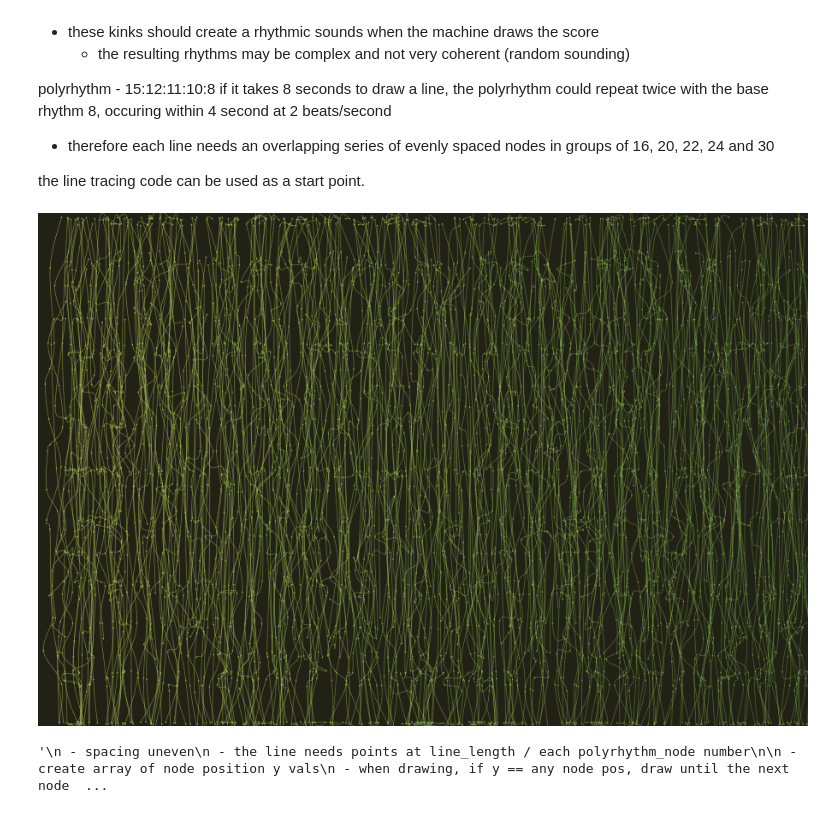
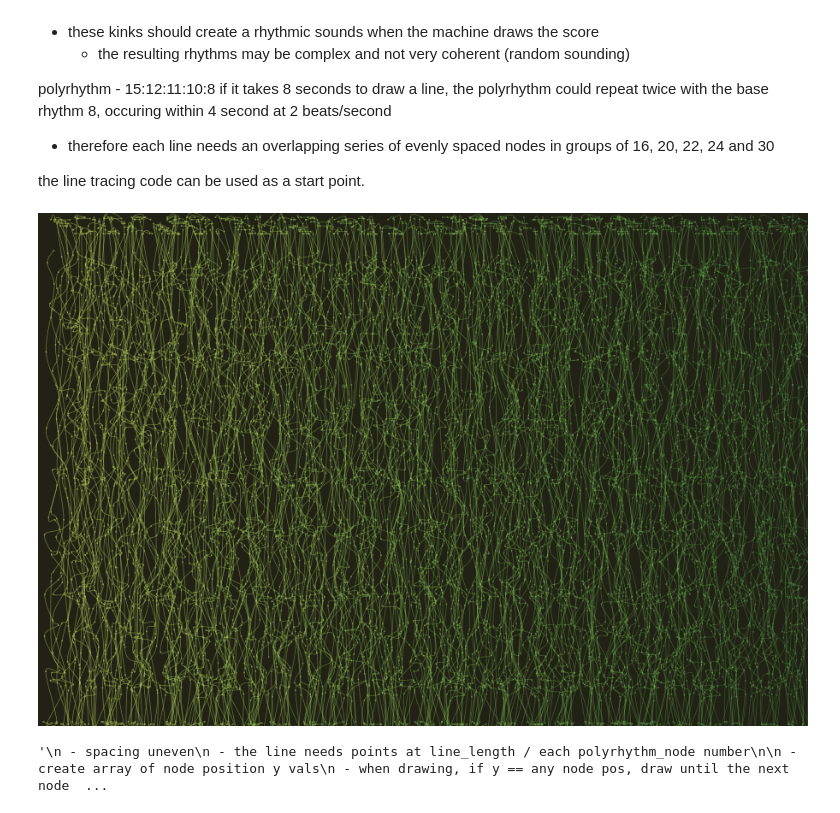
Before and after one commit to ybrow001/generative_graphic_score, a Jupyter notebook: graphic_score.ipynb, the cells around one changed output. Drawn from its saved outputs; the diff is of its cells as text; code cells hidden in the pictures.

```diff
--- a/graphic_score.ipynb
+++ b/graphic_score.ipynb
@@ -177,7 +177,7 @@ def calc_lines(): # separate into 2 functions calc and sum - better modularity?
         for i in range(len(polyrhythm_nodes)):
             for j in range(polyrhythm_nodes[i]):
             # 1/3 chance that a pulse is selected for use per component pulse - random pattern generation
-                node_select = random.uniform(0,5) # resolution of polyrhthm
+                node_select = random.uniform(0,2.33) # resolution of polyrhthm
                 # print(node_select)
                 if node_select < 1.0:
                     summed_line[lin].append(line_calcs[i][j])
@@ -215,7 +215,7 @@ def draw_circles():
             r_val -= 0.1
             g_val += 0.02
             b_val += 0.2
-            alpha_val -= 0.167
+            alpha_val -= 0.125
             # print(r_val, g_val, b_val, alpha_val)
 
         draw_line(x_random, summed_line[lin])
@@ -245,34 +245,34 @@ def draw_passes():
 
 draw_passes()
 
 show()
 
 '''
  - spacing uneven
  - the line needs points at line_length / each polyrhythm_node number
 
  - create array of node position y vals
  - when drawing, if y == any node pos, draw until the next node pos
   -  I want only nodes of the same cross-rhythm to connect - ones of others will be summed together after
  - in order to draw one line consisting of all these values:
   - calculate line values for each component rhythm of the polyrhythm
   - sum these values together to get the values for the final line
   - draw with totalled values
 
  - needed:
   - calculate_line function
   - line_calc list to store calculated lines
   - sum_line function
 
  - to draw multiple passes of lines:
   - use modulo to start from the beginning?
    - or use if: and an x_counter to say if x_counter >= width x = x_init_pos + x_offset
    - then continue to reuse function with x += line_spacing on top of the offset
   - offset x by a small amount for the next row of lines
   - do this until x_offset >= line_spacing
 '''
 # %% [output]
-[figure, old version]
+[figure, new version]
 '\n - spacing uneven\n - the line needs points at line_length / each polyrhythm_node number\n\n - create array of node position y vals\n - when drawing, if y == any node pos, draw until the next node  ...
 # %%
 # aesthetically pleasing/impractical version
```
Also changed, not shown: parts of 1 cell of this notebook, 2 other files.
